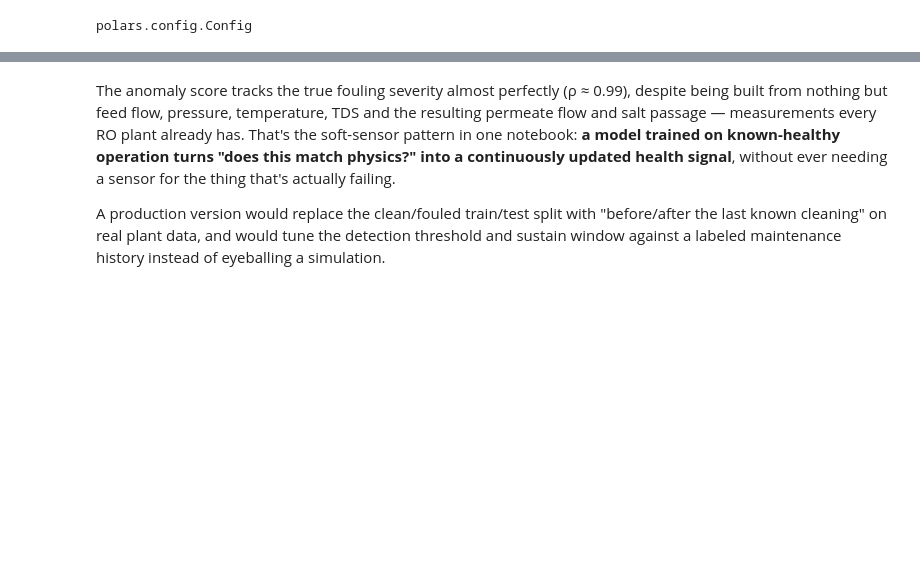
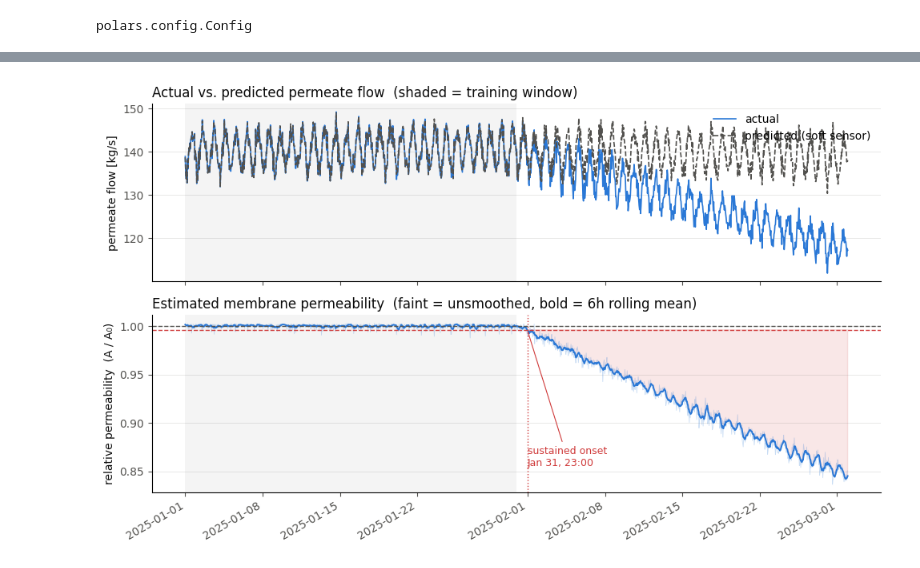
Before and after one commit to DataDrivenCPS/acquirium, a Jupyter notebook: notebooks/watertap/soft-sensor.ipynb, the cells around one changed output, grey strips where cells are left out. Saved outputs shown, nothing was run; the diff lists cells and outputs as text; code cells hidden in the pictures; blank space fills up the shorter version.

```diff
--- a/notebooks/watertap/soft-sensor.ipynb
+++ b/notebooks/watertap/soft-sensor.ipynb
@@ -269,0 +135,9 @@ anomaly_score at onset: 12.8   (vs. 1.6 in the first hour, 515.1 by the end)
+# %%
+BASELINE_DAYS = 30  # assumed known-clean window: the plant's first month of operation
+baseline_end = df["time"][0] + timedelta(days=BASELINE_DAYS)
+
+baseline = df.filter(pl.col("time") < baseline_end)
+print(f"baseline (training pool): {baseline.shape[0]} samples, "
+      f"{baseline['time'].min()} .. {baseline['time'].max()}")
+print(f"full history (scored):    {df.shape[0]} samples, "
+      f"{df['time'].min()} .. {df['time'].max()}")
@@ -348,13 +309,49 @@ correlation(anomaly_score, true fouling severity) = 0.9972
-# %% [markdown]
-The anomaly score tracks the true fouling severity almost perfectly (ρ ≈ 0.99),
-despite being built from nothing but feed flow, pressure, temperature, TDS and the
-resulting permeate flow and salt passage — measurements every RO plant already
-has. That's the soft-sensor pattern in one notebook: **a model trained on
-known-healthy operation turns "does this match physics?" into a continuously
-updated health signal**, without ever needing a sensor for the thing that's
-actually failing.
-
-A production version would replace the clean/fouled train/test split with
-"before/after the last known cleaning" on real plant data, and would tune the
-detection threshold and sustain window against a labeled maintenance history
-instead of eyeballing a simulation.
+# %%
+fig, (ax_flow, ax_perm) = plt.subplots(2, 1, figsize=(10, 6), sharex=True)
+
+INK_PRIMARY = "#0b0b0b"
+INK_SECONDARY = "#52514e"
+BLUE = "#2a78d6"
+CRITICAL = "#d03b3b"
+
+t = df["time"].to_list()
+
+for ax in (ax_flow, ax_perm):
+    ax.axvspan(t[0], baseline_end, color=INK_SECONDARY, alpha=0.06, linewidth=0)
+
+ax_flow.plot(t, df["permeate_flow"], color=BLUE, linewidth=1.2, label="actual")
+ax_flow.plot(t, df["predicted_permeate_flow"], color=INK_SECONDARY, linewidth=1.2,
+             linestyle="--", label="predicted (soft sensor)")
+ax_flow.set_ylabel("permeate flow [kg/s]", color=INK_PRIMARY)
+ax_flow.legend(frameon=False, loc="upper right")
+ax_flow.set_title("Actual vs. predicted permeate flow  (shaded = training window)",
+                   color=INK_PRIMARY, loc="left")
+
+ax_perm.plot(t, relative_permeability_raw, color=BLUE, linewidth=0.6, alpha=0.25)
+ax_perm.plot(t, relative_permeability, color=BLUE, linewidth=1.4)
+ax_perm.axhline(1.0, color=INK_SECONDARY, linewidth=1, linestyle="--")
+ax_perm.axhline(threshold, color=CRITICAL, linewidth=1, linestyle="--")
+ax_perm.fill_between(t, threshold, relative_permeability, where=(relative_permeability < threshold),
+                      color=CRITICAL, alpha=0.12, interpolate=True)
+if onset_idx is not None:
+    ax_perm.axvline(t[onset_idx], color=CRITICAL, linewidth=1, linestyle=":")
+    ax_perm.annotate(f"sustained onset\n{onset_time:%b %d, %H:%M}",
+                      xy=(t[onset_idx], threshold), xycoords="data",
+                      xytext=(t[onset_idx], 0.15), textcoords=("data", "axes fraction"),
+                      color=CRITICAL, fontsize=9,
+                      arrowprops=dict(arrowstyle="-", color=CRITICAL, linewidth=0.8))
+ax_perm.set_ylabel("relative permeability  (A / A₀)", color=INK_PRIMARY)
+ax_perm.set_title("Estimated membrane permeability  (faint = unsmoothed, bold = 6h rolling mean)",
+                   color=INK_PRIMARY, loc="left")
+
+for ax in (ax_flow, ax_perm):
+    ax.spines["top"].set_visible(False)
+    ax.spines["right"].set_visible(False)
+    ax.grid(True, axis="y", color=INK_SECONDARY, alpha=0.15, linewidth=0.6)
+    ax.tick_params(colors=INK_SECONDARY)
+
+fig.autofmt_xdate()
+fig.tight_layout()
+plt.show()
+# %% [output]
+[figure, added]
```
Also changed, not shown: parts of 28 cells of this notebook, 5 other files.
